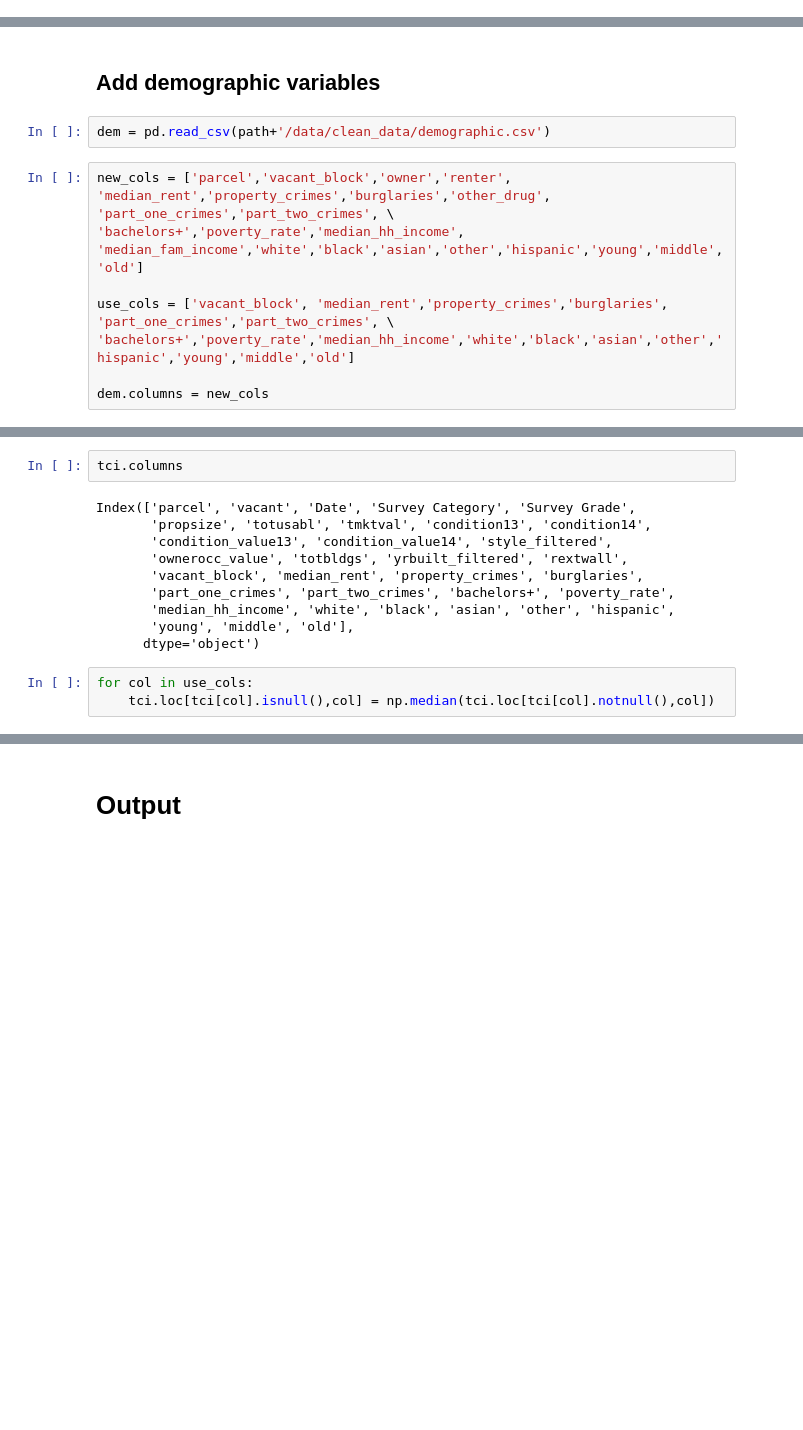
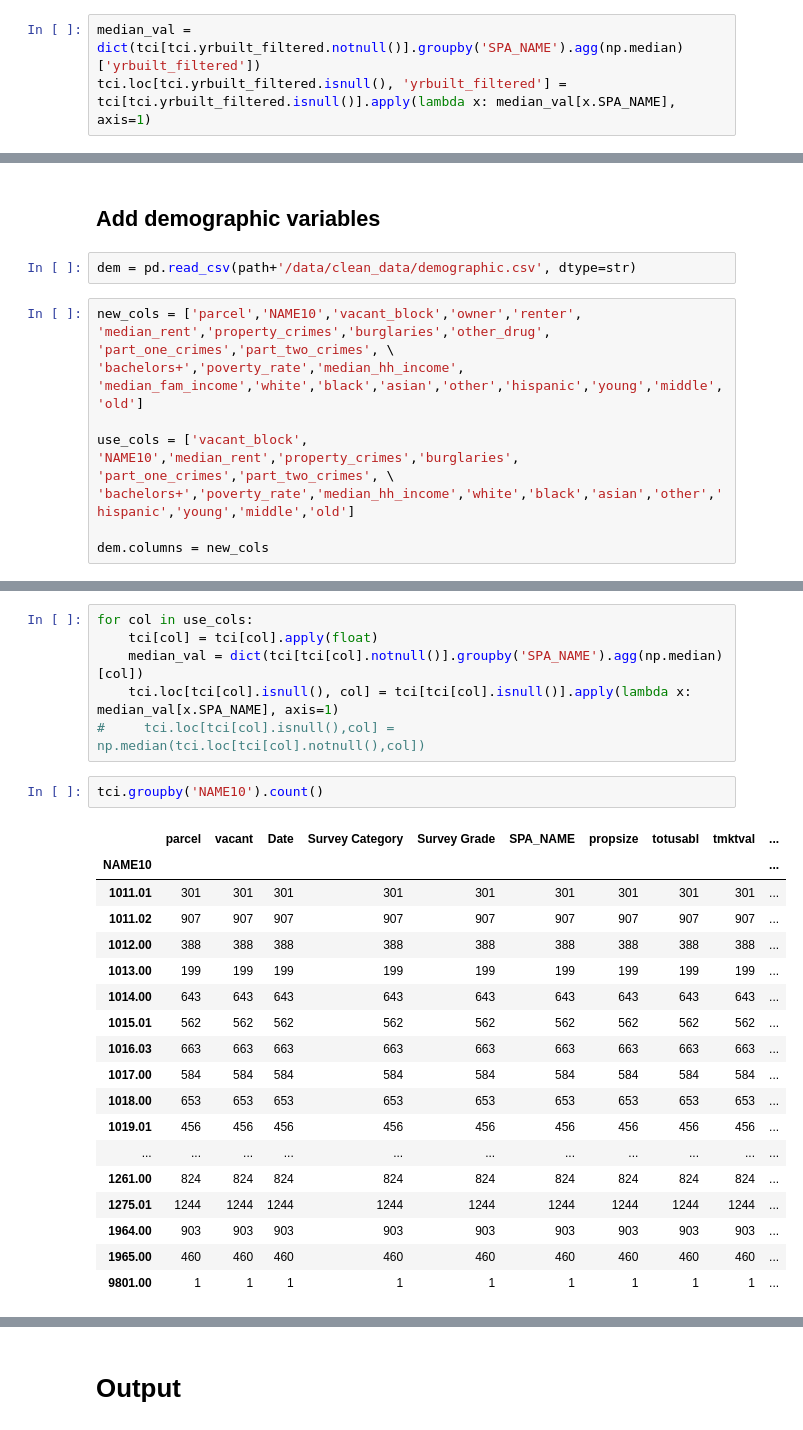
Before and after one commit to PovertyCenterCLE/vacancy_predictor, a Jupyter notebook: notebooks/2.0 Merge data [main_prop, demographic].ipynb, the cells around one changed output, grey strips where cells are left out. Saved outputs shown, nothing was run; the diff lists cells and outputs as text; blank space fills up the shorter version.

```diff
--- a/notebooks/2.0 Merge data [main_prop, demographic].ipynb
+++ b/notebooks/2.0 Merge data [main_prop, demographic].ipynb
@@ -230,0 +300,3 @@ plt.hist(tci[(tci.vacant==1) & (tci.yrbuilt_filtered.notnull())].yrbuilt_filtere
+# %%
+median_val = dict(tci[tci.yrbuilt_filtered.notnull()].groupby('SPA_NAME').agg(np.median)['yrbuilt_filtered'])
+tci.loc[tci.yrbuilt_filtered.isnull(), 'yrbuilt_filtered'] = tci[tci.yrbuilt_filtered.isnull()].apply(lambda x: median_val[x.SPA_NAME], axis=1)
@@ -263,12 +338,12 @@ tci[['rextwall','vacant']].groupby('rextwall').agg([len, sum])
 # %% [markdown]
 ## Add demographic variables
 # %%
-dem = pd.read_csv(path+'/data/clean_data/demographic.csv')
+dem = pd.read_csv(path+'/data/clean_data/demographic.csv', dtype=str)
 # %%
-new_cols = ['parcel','vacant_block','owner','renter', 'median_rent','property_crimes','burglaries','other_drug', 'part_one_crimes','part_two_crimes', \
+new_cols = ['parcel','NAME10','vacant_block','owner','renter', 'median_rent','property_crimes','burglaries','other_drug', 'part_one_crimes','part_two_crimes', \
 'bachelors+','poverty_rate','median_hh_income', 'median_fam_income','white','black','asian','other','hispanic','young','middle','old']
 
-use_cols = ['vacant_block', 'median_rent','property_crimes','burglaries', 'part_one_crimes','part_two_crimes', \
+use_cols = ['vacant_block', 'NAME10','median_rent','property_crimes','burglaries', 'part_one_crimes','part_two_crimes', \
 'bachelors+','poverty_rate','median_hh_income','white','black','asian','other','hispanic','young','middle','old']
 
 dem.columns = new_cols
@@ -300,16 +377,28 @@ dem = dem.set_index('parcel')
 tci = pd.merge(tci, dem[use_cols], left_on='parcel',right_index=True, how='left')
-# %%
-tci.columns
-# %% [output]
-Index(['parcel', 'vacant', 'Date', 'Survey Category', 'Survey Grade',
-       'propsize', 'totusabl', 'tmktval', 'condition13', 'condition14',
-       'condition_value13', 'condition_value14', 'style_filtered',
-       'ownerocc_value', 'totbldgs', 'yrbuilt_filtered', 'rextwall',
-       'vacant_block', 'median_rent', 'property_crimes', 'burglaries',
-       'part_one_crimes', 'part_two_crimes', 'bachelors+', 'poverty_rate',
-       'median_hh_income', 'white', 'black', 'asian', 'other', 'hispanic',
-       'young', 'middle', 'old'],
-      dtype='object')
 # %%
 for col in use_cols:
-    tci.loc[tci[col].isnull(),col] = np.median(tci.loc[tci[col].notnull(),col])
+    tci[col] = tci[col].apply(float)
+    median_val = dict(tci[tci[col].notnull()].groupby('SPA_NAME').agg(np.median)[col])
+    tci.loc[tci[col].isnull(), col] = tci[tci[col].isnull()].apply(lambda x: median_val[x.SPA_NAME], axis=1)
+#     tci.loc[tci[col].isnull(),col] = np.median(tci.loc[tci[col].notnull(),col])
+# %%
+tci.groupby('NAME10').count()
+# %% [output]
+|  | parcel | vacant | Date | Survey Category | Survey Grade | SPA_NAME | propsize | totusabl | tmktval | ... |
+| NAME10 |  |  |  |  |  |  |  |  |  | ... |
+| 1011.01 | 301 | 301 | 301 | 301 | 301 | 301 | 301 | 301 | 301 | ... |
+| 1011.02 | 907 | 907 | 907 | 907 | 907 | 907 | 907 | 907 | 907 | ... |
+| 1012.00 | 388 | 388 | 388 | 388 | 388 | 388 | 388 | 388 | 388 | ... |
+| 1013.00 | 199 | 199 | 199 | 199 | 199 | 199 | 199 | 199 | 199 | ... |
+| 1014.00 | 643 | 643 | 643 | 643 | 643 | 643 | 643 | 643 | 643 | ... |
+| 1015.01 | 562 | 562 | 562 | 562 | 562 | 562 | 562 | 562 | 562 | ... |
+| 1016.03 | 663 | 663 | 663 | 663 | 663 | 663 | 663 | 663 | 663 | ... |
+| 1017.00 | 584 | 584 | 584 | 584 | 584 | 584 | 584 | 584 | 584 | ... |
+| 1018.00 | 653 | 653 | 653 | 653 | 653 | 653 | 653 | 653 | 653 | ... |
+| 1019.01 | 456 | 456 | 456 | 456 | 456 | 456 | 456 | 456 | 456 | ... |
+| ... | ... | ... | ... | ... | ... | ... | ... | ... | ... | ... |
+| 1261.00 | 824 | 824 | 824 | 824 | 824 | 824 | 824 | 824 | 824 | ... |
+| 1275.01 | 1244 | 1244 | 1244 | 1244 | 1244 | 1244 | 1244 | 1244 | 1244 | ... |
+| 1964.00 | 903 | 903 | 903 | 903 | 903 | 903 | 903 | 903 | 903 | ... |
+| 1965.00 | 460 | 460 | 460 | 460 | 460 | 460 | 460 | 460 | 460 | ... |
+| 9801.00 | 1 | 1 | 1 | 1 | 1 | 1 | 1 | 1 | 1 | ... |
```
Also changed, not shown: parts of 34 cells of this notebook, 9 other files.
